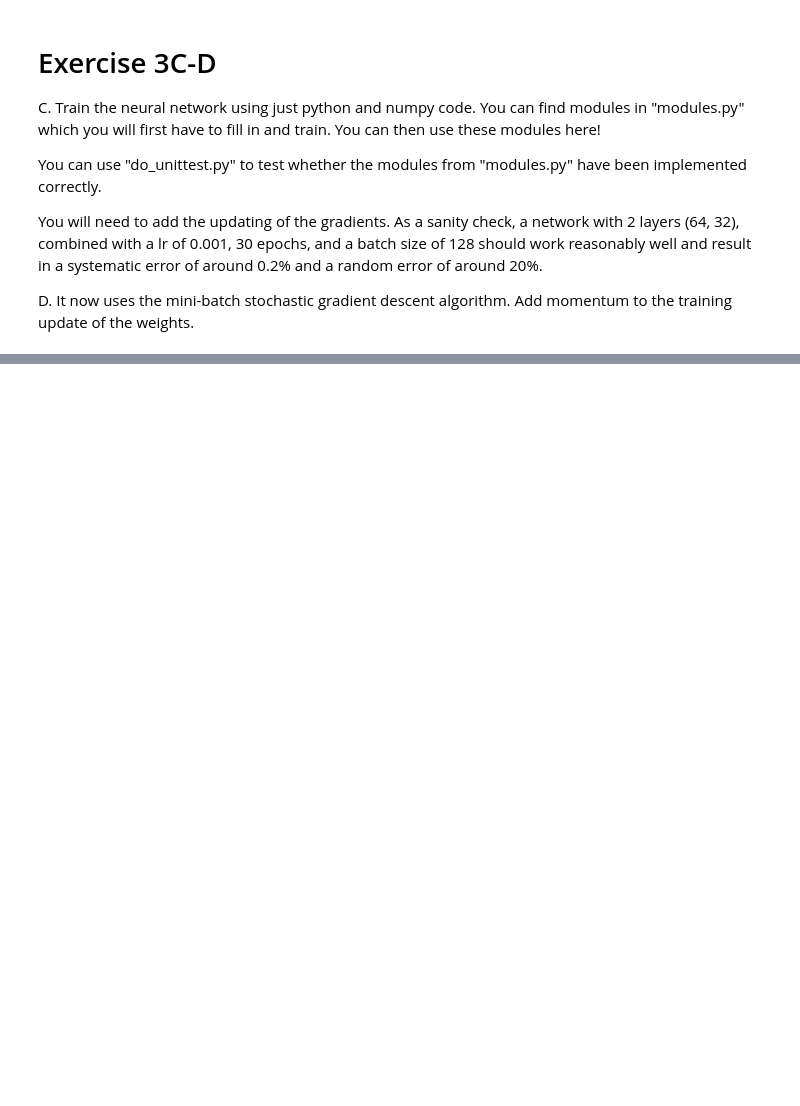
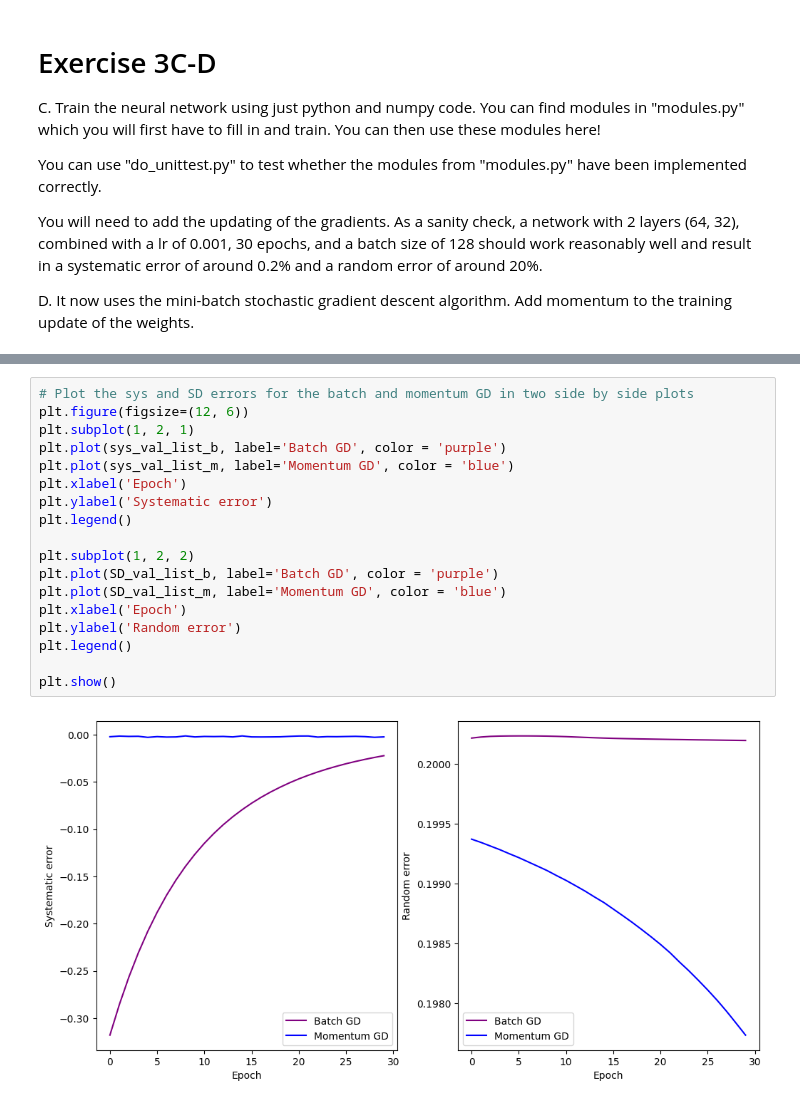
Before and after one commit to sofiatete/Deep_learning_for_medical_imaging, a Jupyter notebook: exercise_3.ipynb, the cells around one changed output, grey strips where cells are left out. Saved outputs shown, nothing was run; the diff lists cells and outputs as text; blank space fills up the shorter version.

```diff
--- a/exercise_3.ipynb
+++ b/exercise_3.ipynb
@@ -170,0 +306,20 @@ for epoch in range(epochs):
+# %%
+# Plot the sys and SD errors for the batch and momentum GD in two side by side plots
+plt.figure(figsize=(12, 6))
+plt.subplot(1, 2, 1)
+plt.plot(sys_val_list_b, label='Batch GD', color = 'purple')
+plt.plot(sys_val_list_m, label='Momentum GD', color = 'blue')
+plt.xlabel('Epoch')
+plt.ylabel('Systematic error')
+plt.legend()
+
+plt.subplot(1, 2, 2)
+plt.plot(SD_val_list_b, label='Batch GD', color = 'purple')
+plt.plot(SD_val_list_m, label='Momentum GD', color = 'blue')
+plt.xlabel('Epoch')
+plt.ylabel('Random error')
+plt.legend()
+
+plt.show()
+# %% [output]
+[figure, added]
```
Also changed, not shown: parts of 5 cells of this notebook, 39 other files.
